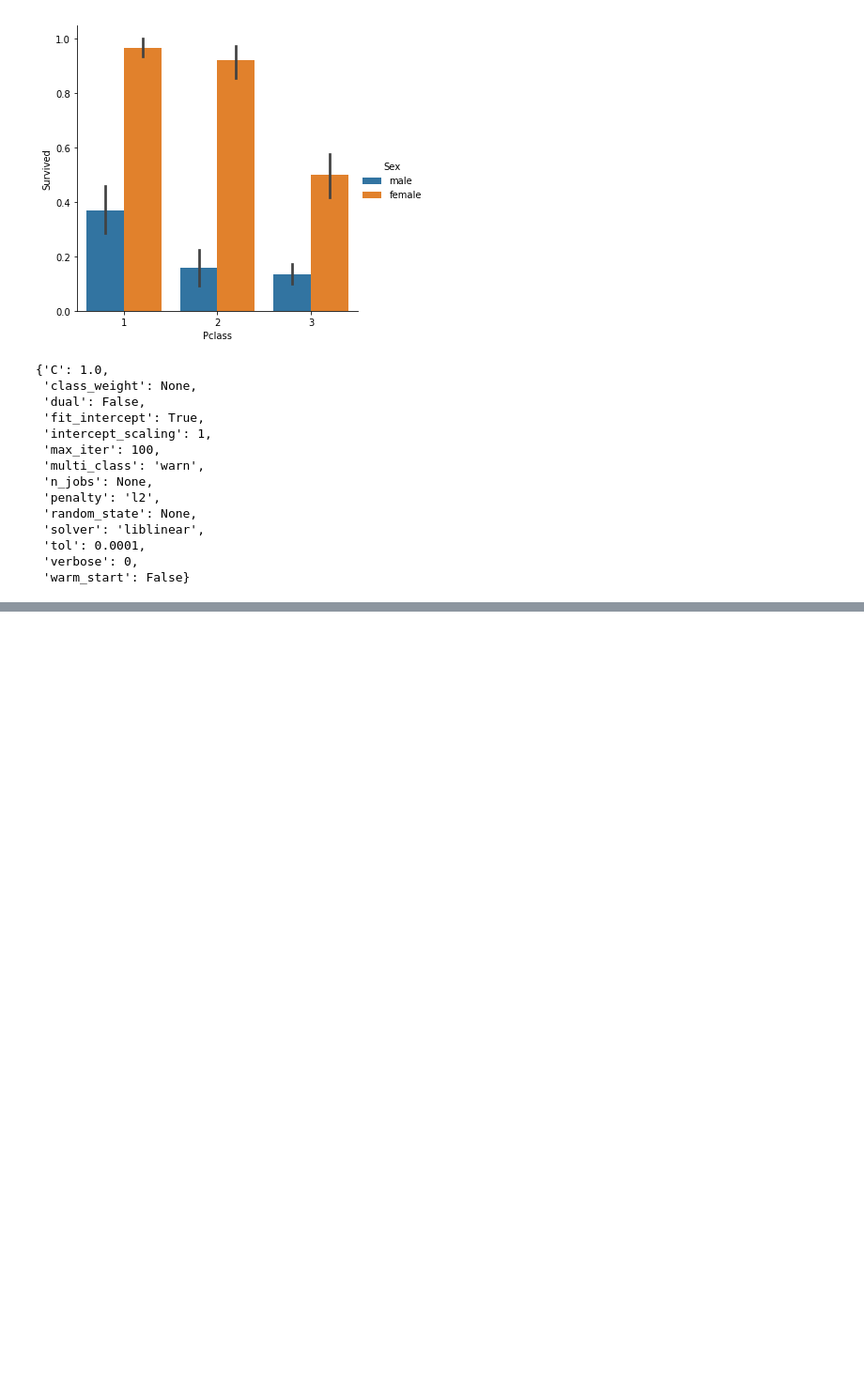
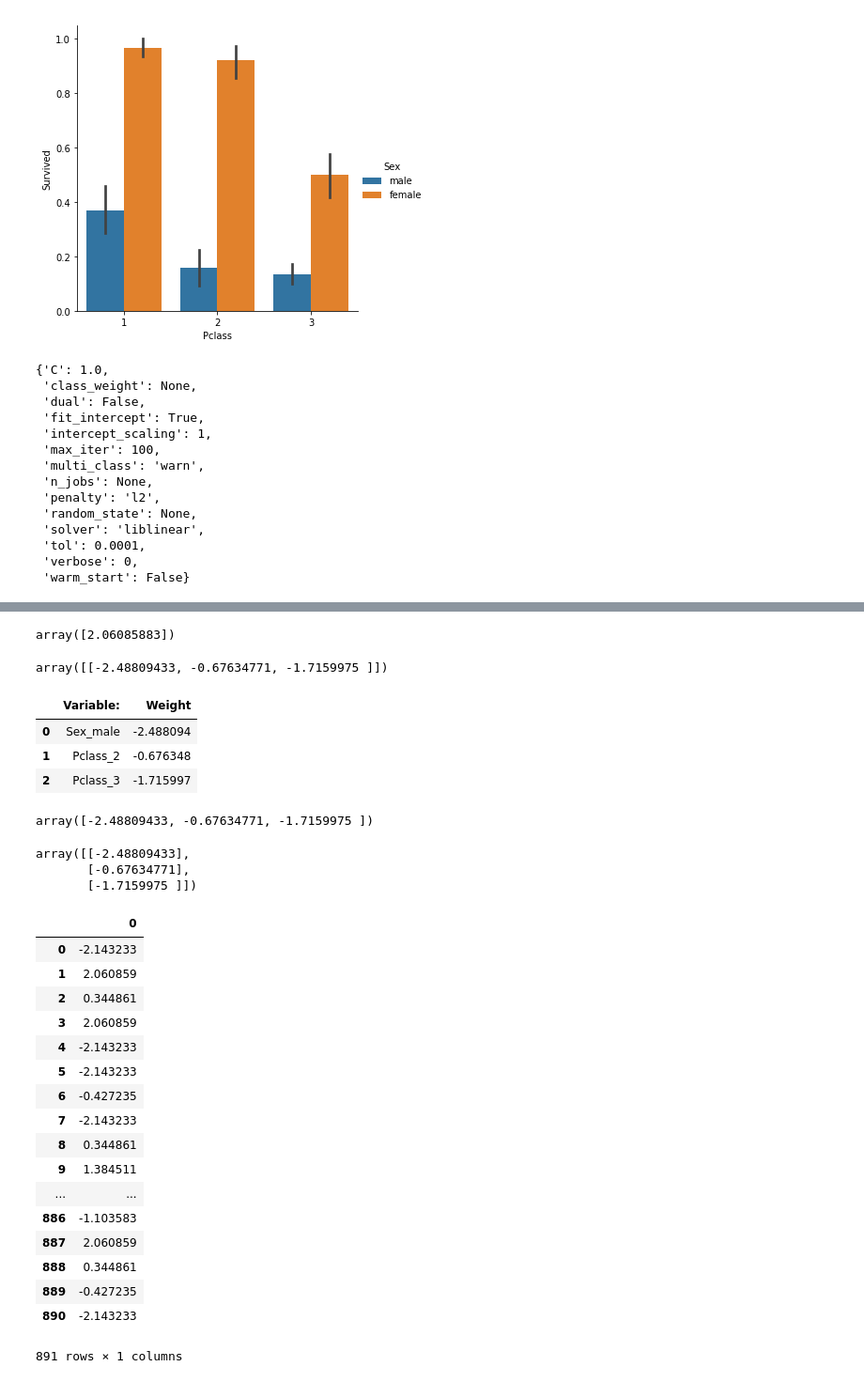
Before and after one commit to alphalex/DAT-06-24, a Jupyter notebook: class material/Unit 3/Lesson 14/Lesson 15 Classification .ipynb, the cells around one changed output, grey strips where cells are left out. Shown at 94% size. Drawn from its saved outputs; the diff is of its cells as text; code cells hidden in the pictures; blank space fills up the shorter version.

```diff
--- a/class material/Unit 3/Lesson 14/Lesson 15 Classification .ipynb
+++ b/class material/Unit 3/Lesson 14/Lesson 15 Classification .ipynb
@@ -71,3 +71,5 @@ logreg.get_params()
  'tol': 0.0001,
  'verbose': 0,
  'warm_start': False}
+# %%
+logreg.fit(X_train, y_train)
@@ -73,0 +143,8 @@ logreg.get_params()
+# %%
+logreg.intercept_
+# %% [output]
+array([2.06085883])
+# %%
+logreg.coef_
+# %% [output]
+array([[-2.48809433, -0.67634771, -1.7159975 ]])
@@ -73,0 +156,40 @@ logreg.get_params()
+# %%
+coeffs
+# %% [output]
+|  | Variable: | Weight |
+| 0 | Sex_male | -2.488094 |
+| 1 | Pclass_2 | -0.676348 |
+| 2 | Pclass_3 | -1.715997 |
+# %%
+logreg.coef_[0]
+# %% [output]
+array([-2.48809433, -0.67634771, -1.7159975 ])
+# %%
+logreg.coef_.T
+# %% [output]
+array([[-2.48809433],
+       [-0.67634771],
+       [-1.7159975 ]])
+# %%
+output = X_train.dot(logreg.coef_.T) + logreg.intercept_
+# %%
+output
+# %% [output]
+|  | 0 |
+| 0 | -2.143233 |
+| 1 | 2.060859 |
+| 2 | 0.344861 |
+| 3 | 2.060859 |
+| 4 | -2.143233 |
+| 5 | -2.143233 |
+| 6 | -0.427235 |
+| 7 | -2.143233 |
+| 8 | 0.344861 |
+| 9 | 1.384511 |
+| ... | ... |
+| 886 | -1.103583 |
+| 887 | 2.060859 |
+| 888 | 0.344861 |
+| 889 | -0.427235 |
+| 890 | -2.143233 |
+891 rows × 1 columns
```
Also changed, not shown: parts of 11 cells of this notebook, 5 other files.
